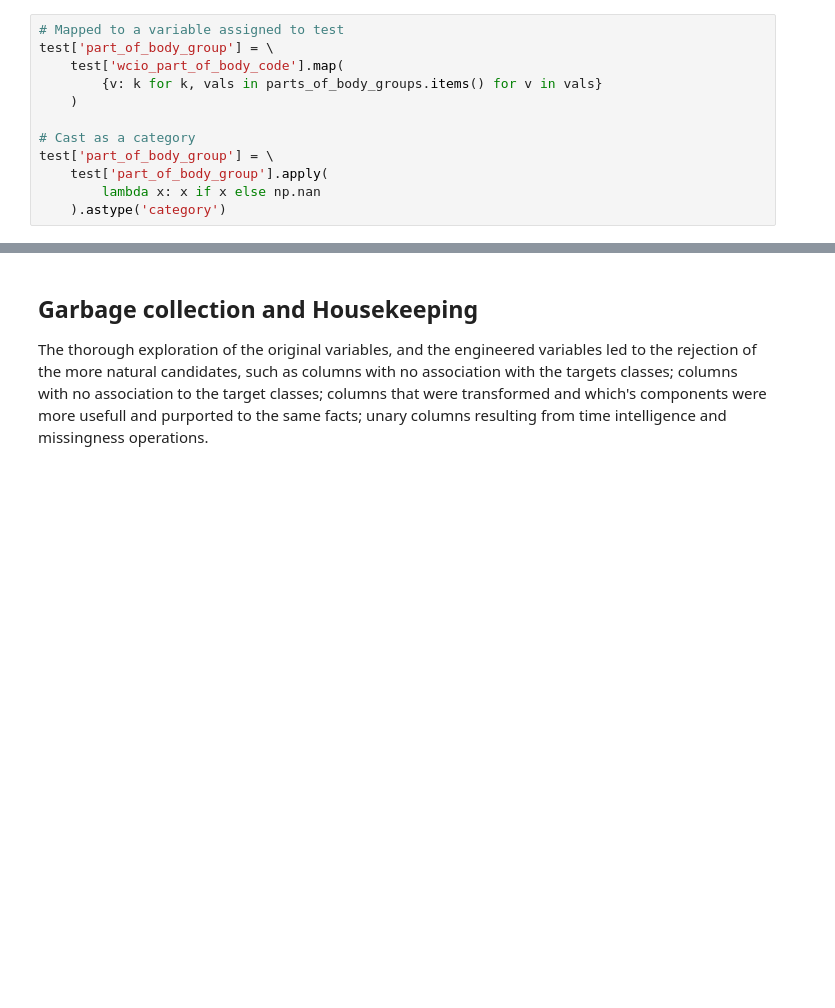
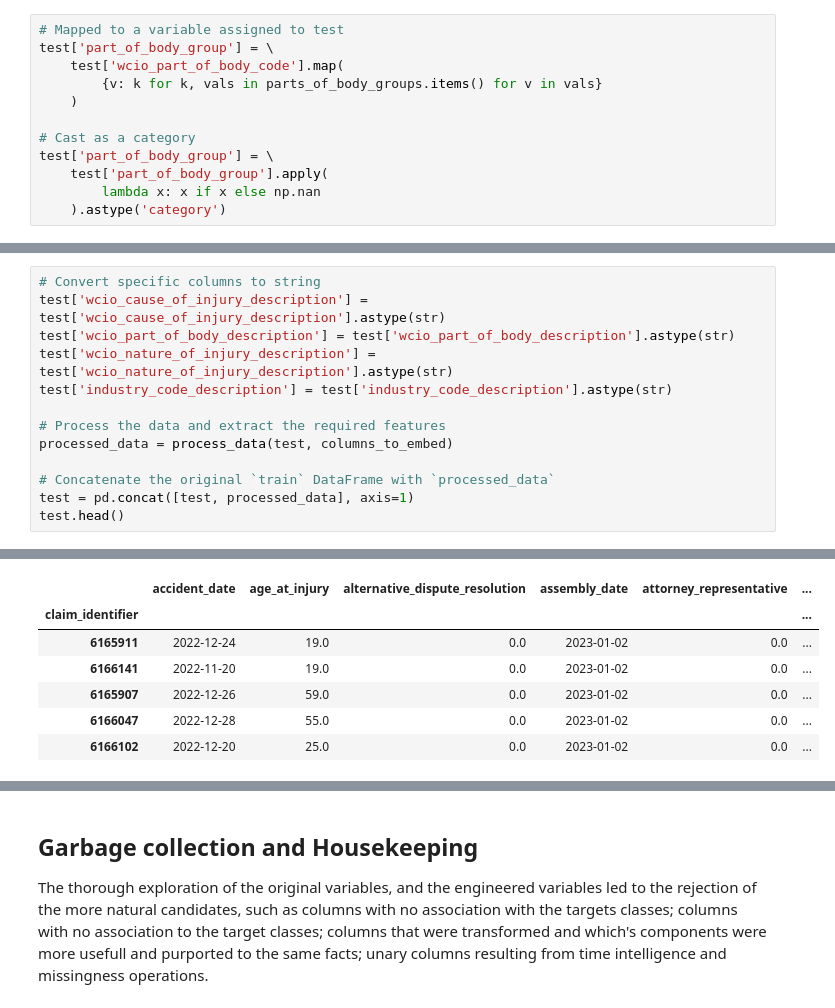
Before and after one commit to ML2425G34/comp_class, a Jupyter notebook: scripts/preprocessment.ipynb, the cells around one changed output, grey strips where cells are left out. Saved outputs shown, nothing was run; the diff lists cells and outputs as text; blank space fills up the shorter version.

```diff
--- a/scripts/preprocessment.ipynb
+++ b/scripts/preprocessment.ipynb
@@ -844,0 +919,14 @@ test['part_of_body_group'] = \
+# %%
+# Convert specific columns to string
+test['wcio_cause_of_injury_description'] = test['wcio_cause_of_injury_description'].astype(str)
+test['wcio_part_of_body_description'] = test['wcio_part_of_body_description'].astype(str)
+test['wcio_nature_of_injury_description'] = test['wcio_nature_of_injury_description'].astype(str)
+test['industry_code_description'] = test['industry_code_description'].astype(str)
+
+# Process the data and extract the required features
+processed_data = process_data(test, columns_to_embed)
+
+# Concatenate the original `train` DataFrame with `processed_data`
+test = pd.concat([test, processed_data], axis=1)
+test.head()
+# %% [output]
@@ -844,0 +934,7 @@ test['part_of_body_group'] = \
+|  | accident_date | age_at_injury | alternative_dispute_resolution | assembly_date | attorney_representative | ... |
+| claim_identifier |  |  |  |  |  | ... |
+| 6165911 | 2022-12-24 | 19.0 | 0.0 | 2023-01-02 | 0.0 | ... |
+| 6166141 | 2022-11-20 | 19.0 | 0.0 | 2023-01-02 | 0.0 | ... |
+| 6165907 | 2022-12-26 | 59.0 | 0.0 | 2023-01-02 | 0.0 | ... |
+| 6166047 | 2022-12-28 | 55.0 | 0.0 | 2023-01-02 | 0.0 | ... |
+| 6166102 | 2022-12-20 | 25.0 | 0.0 | 2023-01-02 | 0.0 | ... |
```
Also changed, not shown: parts of 20 cells of this notebook, 11 other files.
